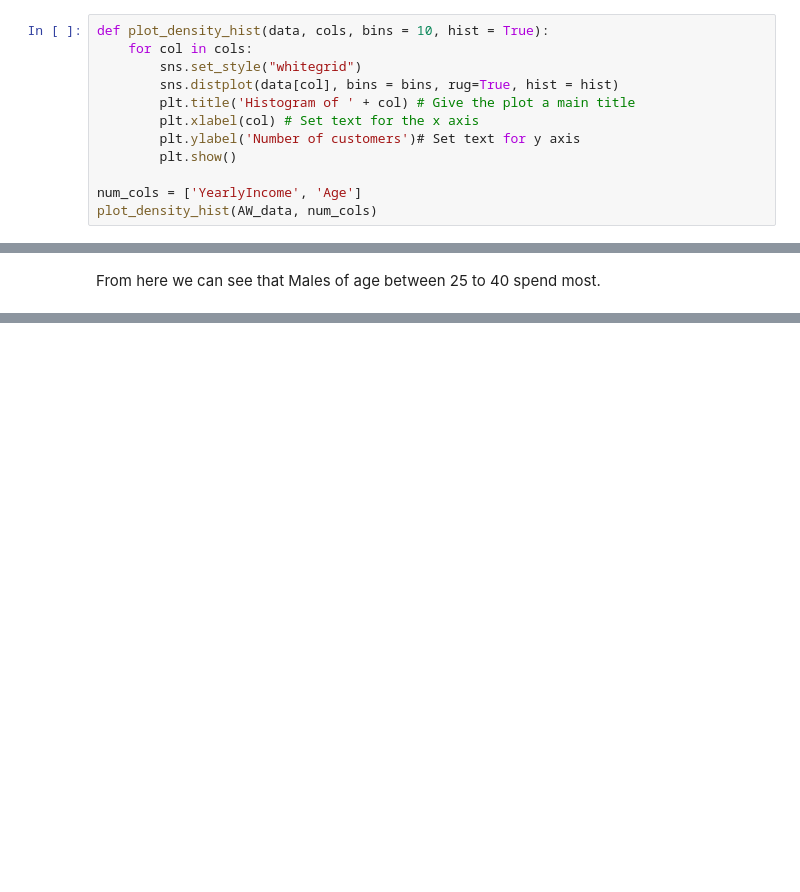
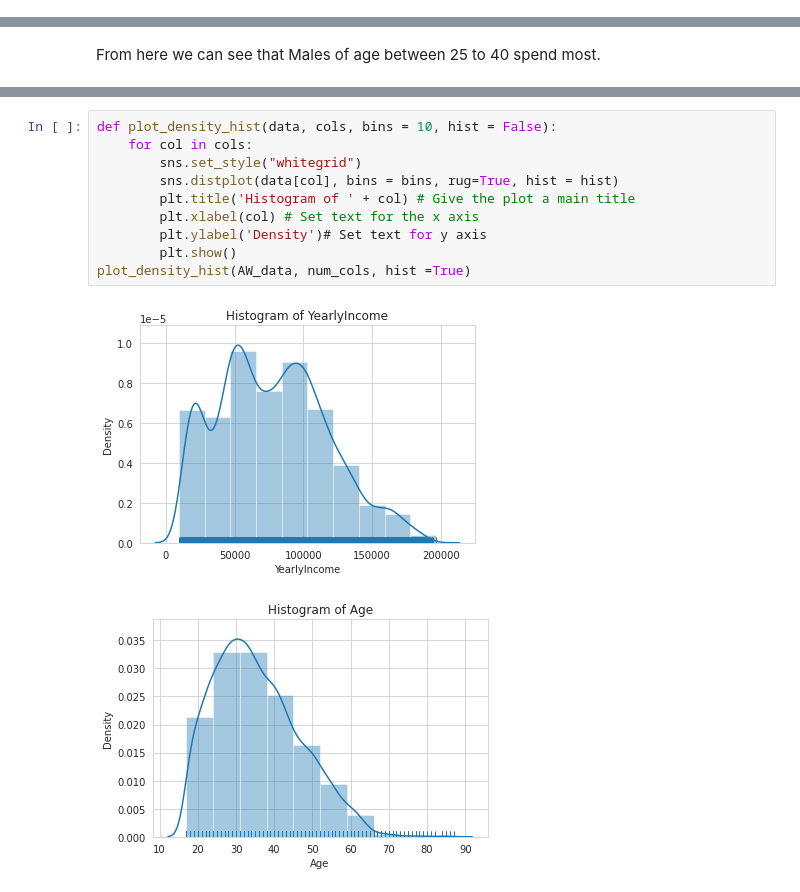
Before and after one commit to Karrthik-Arya/Moodify-Learning, a Jupyter notebook: Assignment-2/Problem-1.ipynb, the cells around one changed output, grey strips where cells are left out. Saved outputs shown, nothing was run; the diff lists cells and outputs as text; blank space fills up the shorter version.

```diff
--- a/Assignment-2/Problem-1.ipynb
+++ b/Assignment-2/Problem-1.ipynb
@@ -258,15 +216,3 @@ age = []
 for dt in dob:
     age.append(surveydate.year - dt.year - ((surveydate.month, surveydate.day) < (dt.month, dt.day)))
 AW_data['Age'] = age
-# %%
-def plot_density_hist(data, cols, bins = 10, hist = True):
-    for col in cols:
-        sns.set_style("whitegrid")
-        sns.distplot(data[col], bins = bins, rug=True, hist = hist)
-        plt.title('Histogram of ' + col) # Give the plot a main title
-        plt.xlabel(col) # Set text for the x axis
-        plt.ylabel('Number of customers')# Set text for y axis
-        plt.show()
-
-num_cols = ['YearlyIncome', 'Age']
-plot_density_hist(AW_data, num_cols)
@@ -297,0 +281,13 @@ From here we can see that Males of age between 25 to 40 spend most.
+# %%
+def plot_density_hist(data, cols, bins = 10, hist = False):
+    for col in cols:
+        sns.set_style("whitegrid")
+        sns.distplot(data[col], bins = bins, rug=True, hist = hist)
+        plt.title('Histogram of ' + col) # Give the plot a main title
+        plt.xlabel(col) # Set text for the x axis
+        plt.ylabel('Density')# Set text for y axis
+        plt.show()
+plot_density_hist(AW_data, num_cols, hist =True)
+# %% [output]
+[figure, added]
+[figure, added]
```
Also changed, not shown: parts of 36 cells of this notebook, 2 other files.
